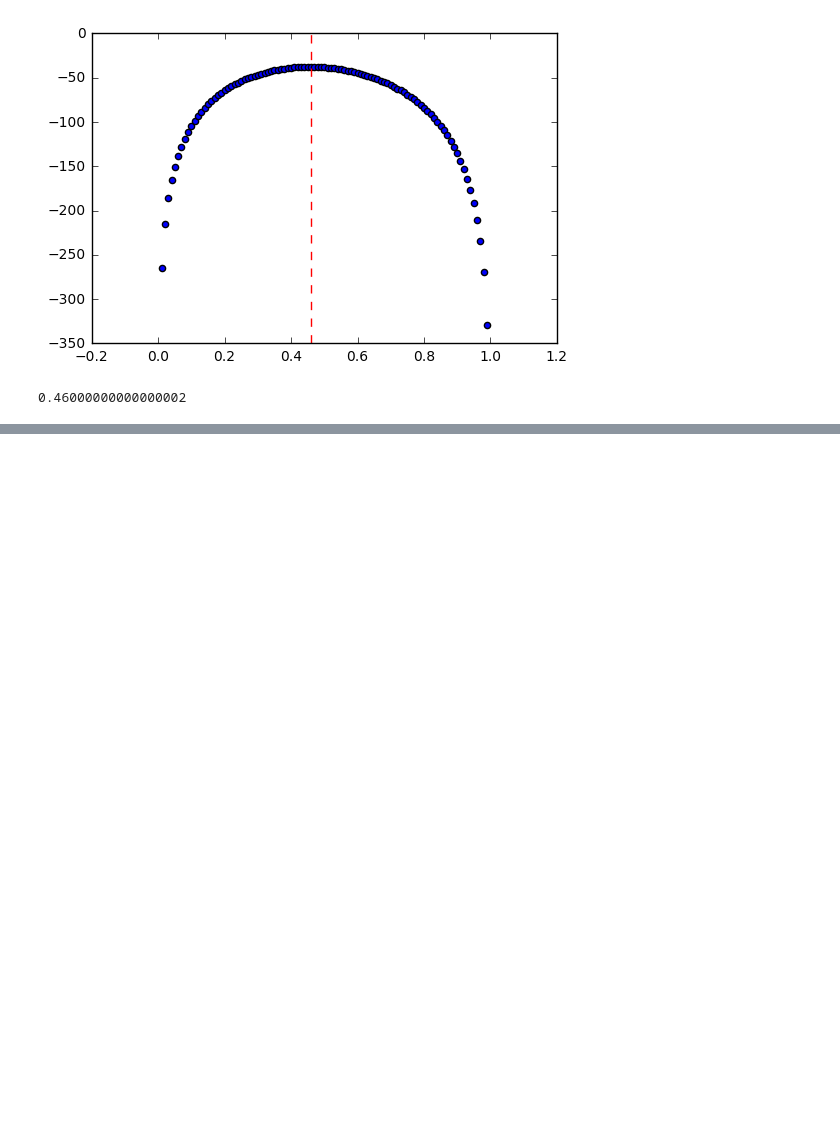
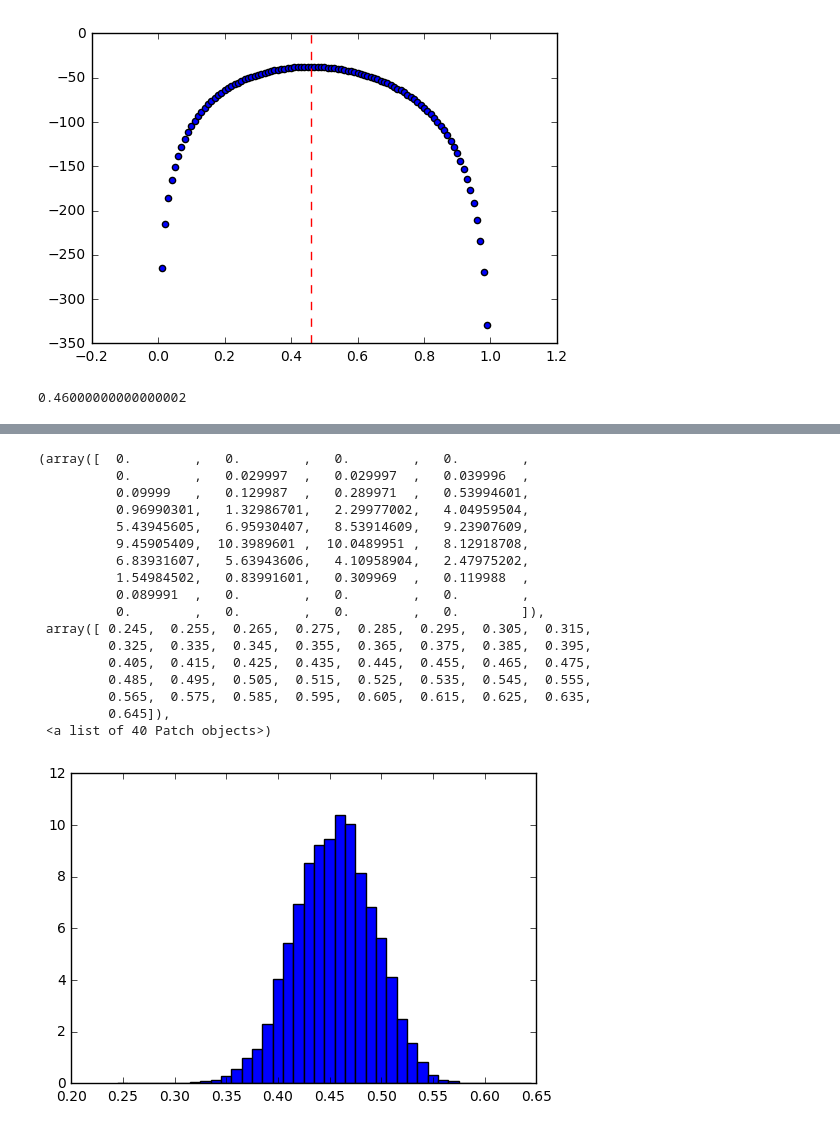
Before and after one commit to kyohei-koga/stastical_modeling_for-_data_analysis, a Jupyter notebook: 08MCMC_and_bayzzeian_model/practic01.ipynb, the cells around one changed output, grey strips where cells are left out. Cells and saved outputs as stored; diff of their text form; code cells hidden in the pictures; blank space fills up the shorter version.

```diff
--- a/08MCMC_and_bayzzeian_model/practic01.ipynb
+++ b/08MCMC_and_bayzzeian_model/practic01.ipynb
@@ -125,0 +131,21 @@ ax[2][1].set_xlabel('MCMC step number')
+# %%
+plt.hist(init_3_10000[:,1],bins=np.arange(0.245,0.655,0.01),normed=True)
+# %% [output]
+(array([  0.        ,   0.        ,   0.        ,   0.        ,
+          0.        ,   0.029997  ,   0.029997  ,   0.039996  ,
+          0.09999   ,   0.129987  ,   0.289971  ,   0.53994601,
+          0.96990301,   1.32986701,   2.29977002,   4.04959504,
+          5.43945605,   6.95930407,   8.53914609,   9.23907609,
+          9.45905409,  10.3989601 ,  10.0489951 ,   8.12918708,
+          6.83931607,   5.63943606,   4.10958904,   2.47975202,
+          1.54984502,   0.83991601,   0.309969  ,   0.119988  ,
+          0.089991  ,   0.        ,   0.        ,   0.        ,
+          0.        ,   0.        ,   0.        ,   0.        ]),
+ array([ 0.245,  0.255,  0.265,  0.275,  0.285,  0.295,  0.305,  0.315,
+         0.325,  0.335,  0.345,  0.355,  0.365,  0.375,  0.385,  0.395,
+         0.405,  0.415,  0.425,  0.435,  0.445,  0.455,  0.465,  0.475,
+         0.485,  0.495,  0.505,  0.515,  0.525,  0.535,  0.545,  0.555,
+         0.565,  0.575,  0.585,  0.595,  0.605,  0.615,  0.625,  0.635,
+         0.645]),
+ <a list of 40 Patch objects>)
+[figure, added]
```
Also changed, not shown: parts of 6 cells of this notebook, 4 other files.
